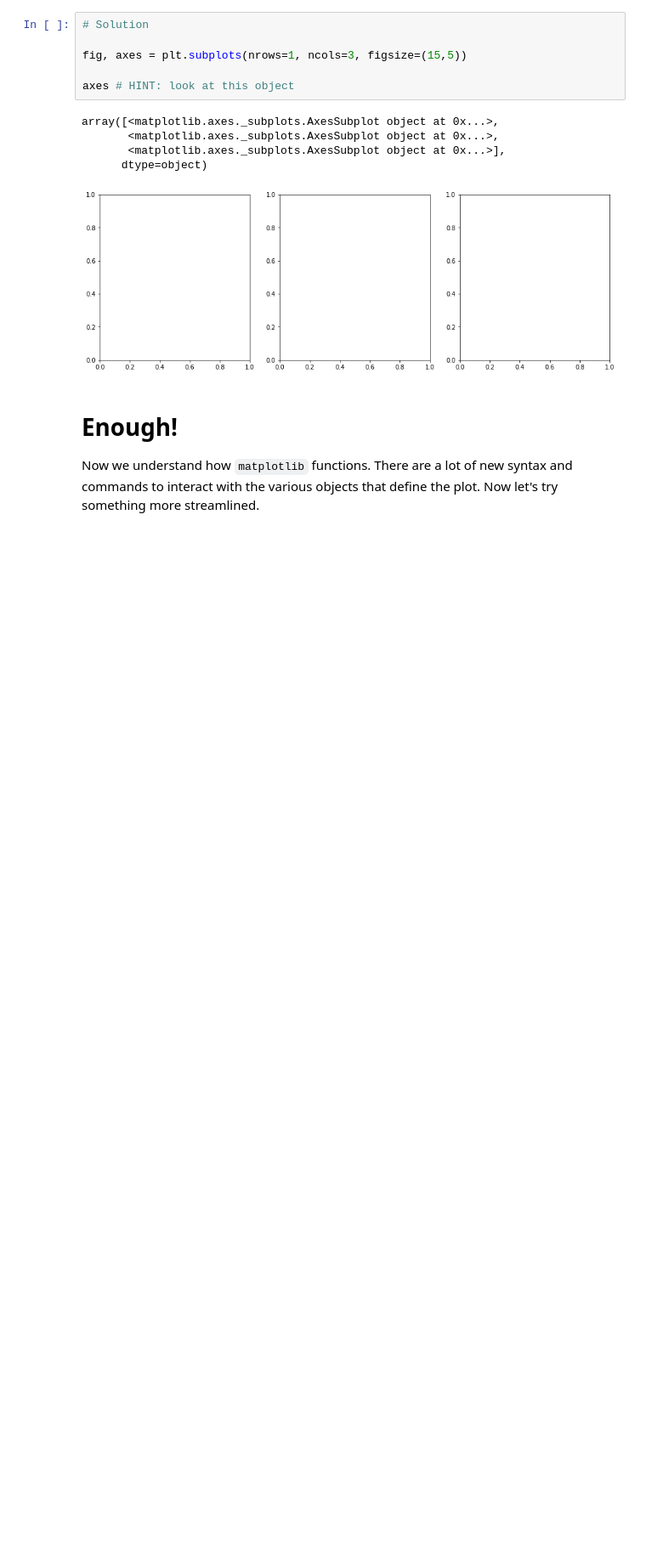
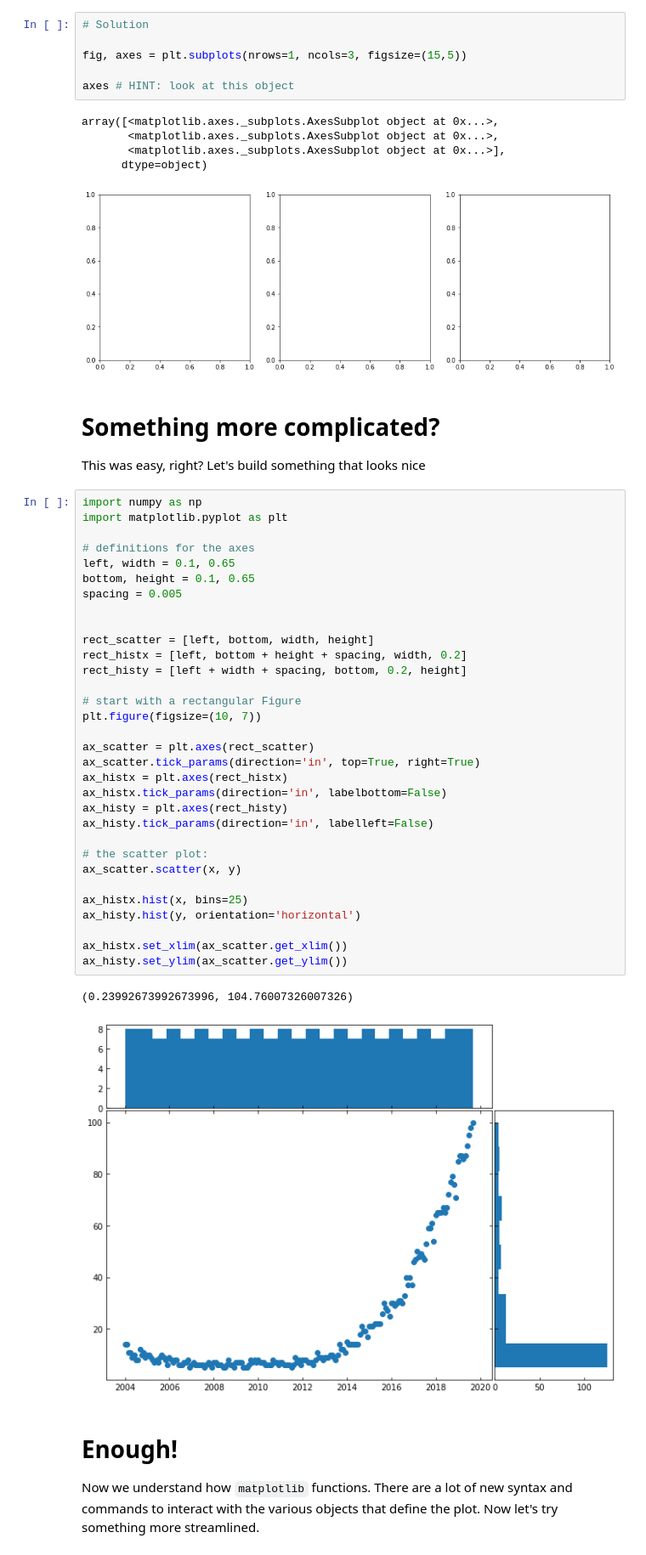
Before and after one commit to lucasdurand/visualization-seminar, a Jupyter notebook: Part 2 - Static Plots/Matplotlib.ipynb, the cells around one changed output. Shown at 85% size. Saved outputs shown, nothing was run; the diff lists cells and outputs as text; blank space fills up the shorter version.

```diff
--- a/Part 2 - Static Plots/Matplotlib.ipynb
+++ b/Part 2 - Static Plots/Matplotlib.ipynb
@@ -138,6 +171,45 @@ array([<matplotlib.axes._subplots.AxesSubplot object at 0x...>,
        <matplotlib.axes._subplots.AxesSubplot object at 0x...>],
       dtype=object)
 [figure]
+# %% [markdown]
+# Something more complicated?
+
+This was easy, right? Let's build something that looks nice
+# %%
+import numpy as np
+import matplotlib.pyplot as plt
+
+# definitions for the axes
+left, width = 0.1, 0.65
+bottom, height = 0.1, 0.65
+spacing = 0.005
+
+
+rect_scatter = [left, bottom, width, height]
+rect_histx = [left, bottom + height + spacing, width, 0.2]
+rect_histy = [left + width + spacing, bottom, 0.2, height]
+
+# start with a rectangular Figure
+plt.figure(figsize=(10, 7))
+
+ax_scatter = plt.axes(rect_scatter)
+ax_scatter.tick_params(direction='in', top=True, right=True)
+ax_histx = plt.axes(rect_histx)
+ax_histx.tick_params(direction='in', labelbottom=False)
+ax_histy = plt.axes(rect_histy)
+ax_histy.tick_params(direction='in', labelleft=False)
+
+# the scatter plot:
+ax_scatter.scatter(x, y)
+
+ax_histx.hist(x, bins=25)
+ax_histy.hist(y, orientation='horizontal')
+
+ax_histx.set_xlim(ax_scatter.get_xlim())
+ax_histy.set_ylim(ax_scatter.get_ylim())
+# %% [output]
+(0.23992673992673996, 104.76007326007326)
+[figure, added]
 # %% [markdown]
 # Enough!
 
```
Also changed, not shown: parts of 9 cells of this notebook, 3 other files.
